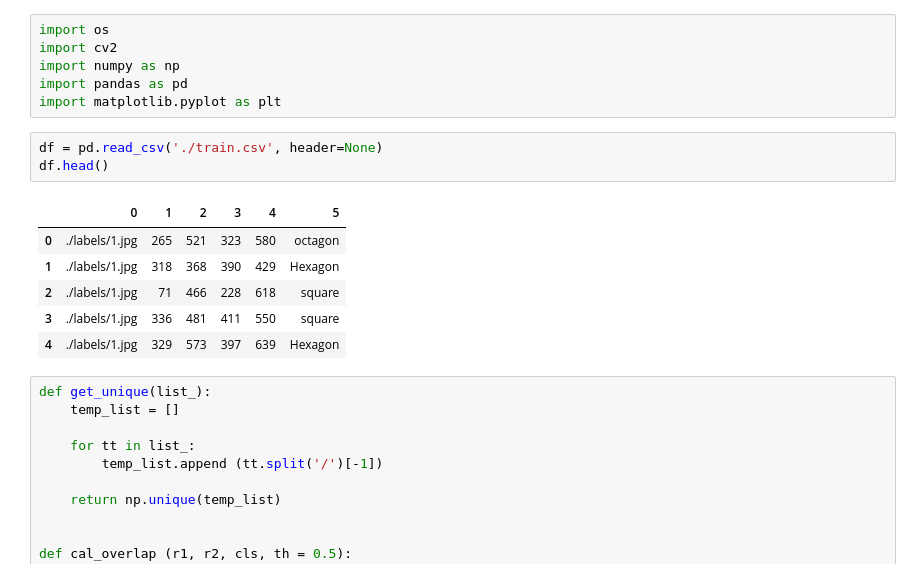
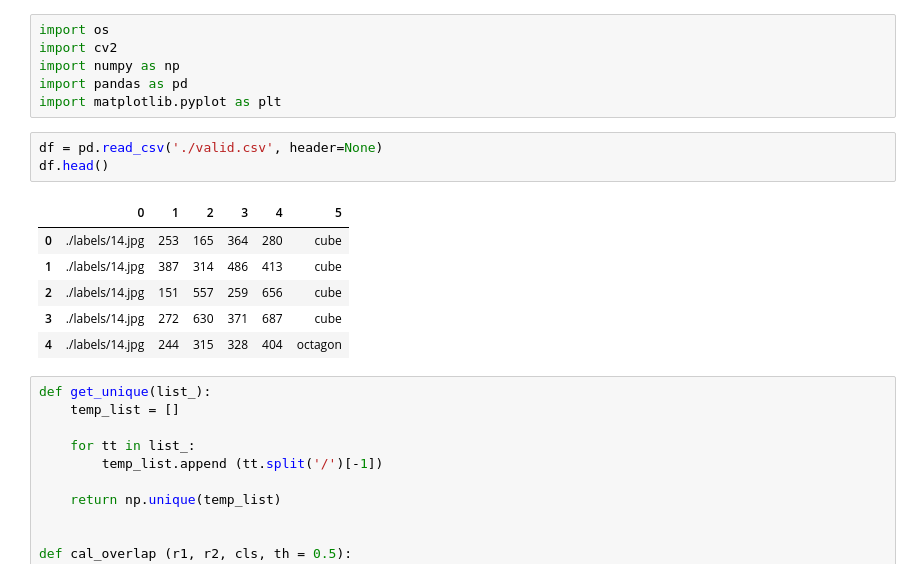
Before and after one commit to younggon2/Education-ComputerVision-DeepLearning, a Jupyter notebook: objects_split_into_smallobjects.ipynb, the cells around one changed output. Drawn from its saved outputs; the diff is of its cells as text.

```diff
--- a/objects_split_into_smallobjects.ipynb
+++ b/objects_split_into_smallobjects.ipynb
@@ -5,15 +5,15 @@ import numpy as np
 import pandas as pd
 import matplotlib.pyplot as plt
 # %%
-df = pd.read_csv('./train.csv', header=None)
+df = pd.read_csv('./valid.csv', header=None)
 df.head()
 # %% [output]
 |  | 0 | 1 | 2 | 3 | 4 | 5 |
-| 0 | ./labels/1.jpg | 265 | 521 | 323 | 580 | octagon |
-| 1 | ./labels/1.jpg | 318 | 368 | 390 | 429 | Hexagon |
-| 2 | ./labels/1.jpg | 71 | 466 | 228 | 618 | square |
-| 3 | ./labels/1.jpg | 336 | 481 | 411 | 550 | square |
-| 4 | ./labels/1.jpg | 329 | 573 | 397 | 639 | Hexagon |
+| 0 | ./labels/14.jpg | 253 | 165 | 364 | 280 | cube |
+| 1 | ./labels/14.jpg | 387 | 314 | 486 | 413 | cube |
+| 2 | ./labels/14.jpg | 151 | 557 | 259 | 656 | cube |
+| 3 | ./labels/14.jpg | 272 | 630 | 371 | 687 | cube |
+| 4 | ./labels/14.jpg | 244 | 315 | 328 | 404 | octagon |
 # %%
 def get_unique(list_):
     temp_list = []
```
Also changed, not shown: parts of 4 cells of this notebook.
